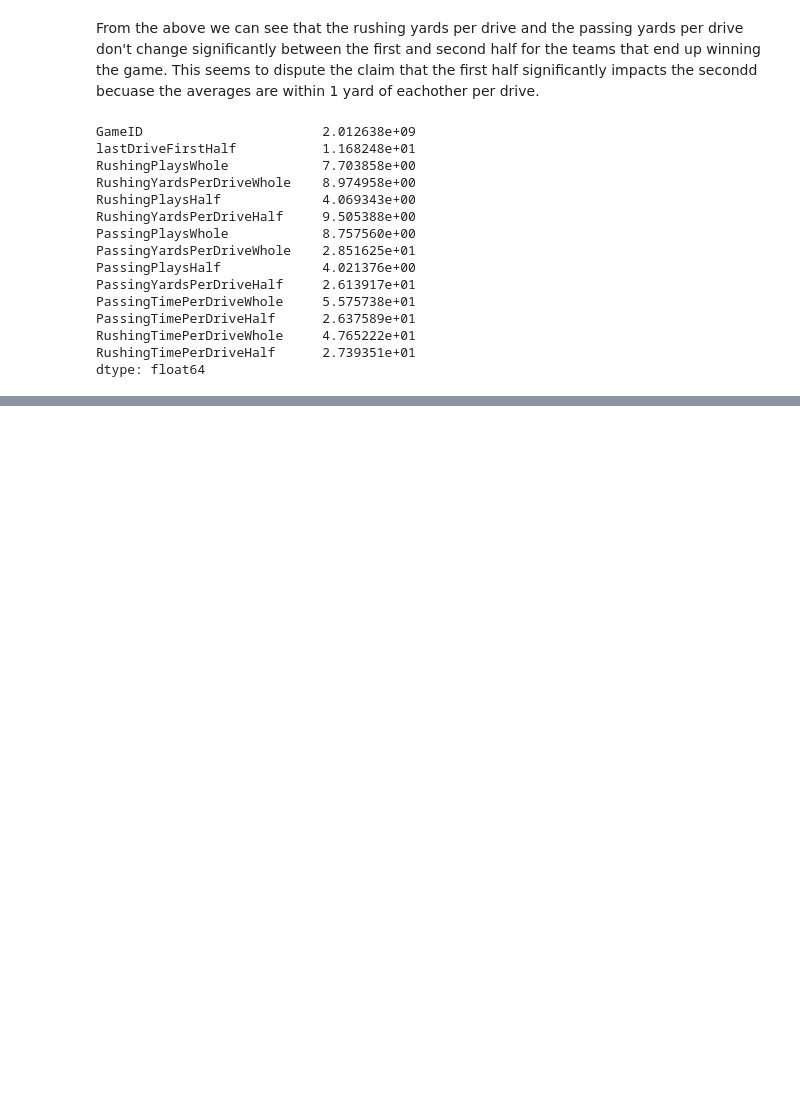
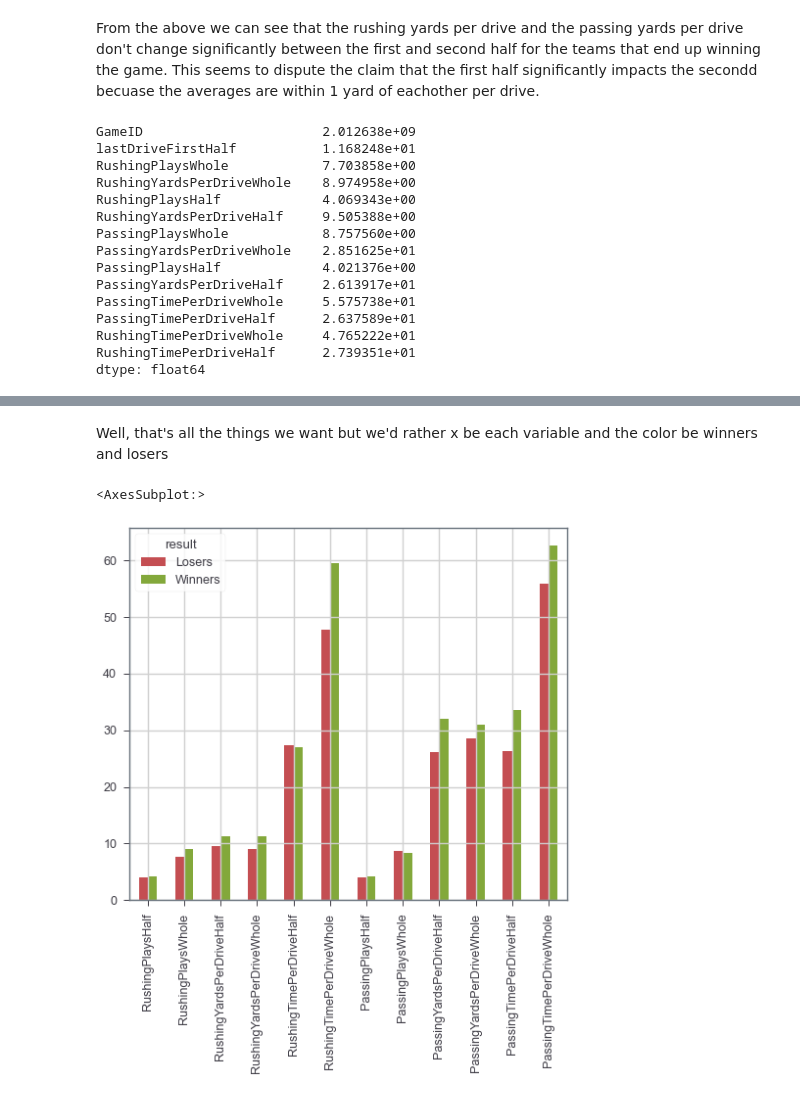
Before and after one commit to Mitchel-Smith/ITCS6162, a Jupyter notebook: NFL2016Analysis.ipynb, the cells around one changed output, grey strips where cells are left out. Saved outputs shown, nothing was run; the diff lists cells and outputs as text; code cells hidden in the pictures; blank space fills up the shorter version.

```diff
--- a/NFL2016Analysis.ipynb
+++ b/NFL2016Analysis.ipynb
@@ -804,0 +806,15 @@ CombinedAverages.plot.bar()
+# %% [markdown]
+Well, that's all the things we want but we'd rather x be each variable and the color be winners and losers
+# %%
+cols = [
+    "RushingPlaysHalf", "RushingPlaysWhole", "RushingYardsPerDriveHalf", "RushingYardsPerDriveWhole",
+    "RushingTimePerDriveHalf", "RushingTimePerDriveWhole",
+    "PassingPlaysHalf", "PassingPlaysWhole", "PassingYardsPerDriveHalf", "PassingYardsPerDriveWhole",
+    "PassingTimePerDriveHalf", "PassingTimePerDriveWhole"
+]
+
+CombinedAveragesTransposed = CombinedAveragesGroup[cols].T
+CombinedAveragesTransposed.plot.bar(color = ['r','g'])
+# %% [output]
+<AxesSubplot:>
+[figure, added]
```
Also changed, not shown: parts of 5 cells of this notebook, 1 other file.
